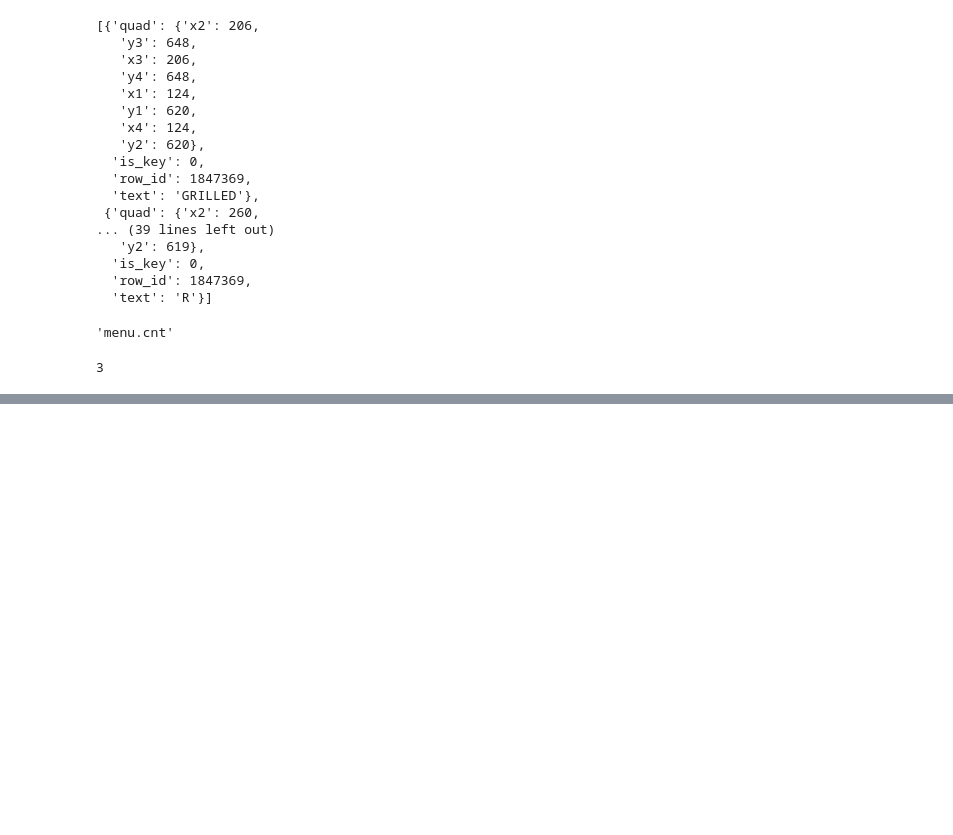
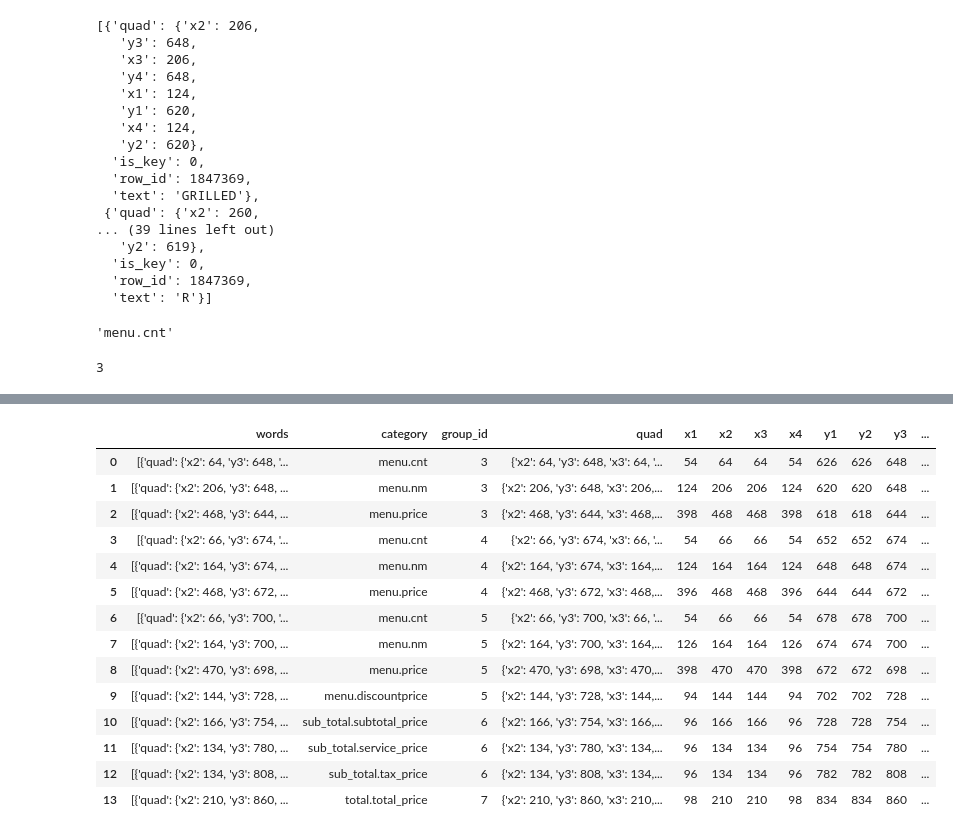
Before and after one commit to mercedes-wu/nlp_projects, a Jupyter notebook: notebooks/ocr_nlp_analysis.ipynb, the cells around one changed output, grey strips where cells are left out. Cells and saved outputs as stored; diff of their text form; code cells hidden in the pictures; blank space fills up the shorter version.

Commit message:
adding intial eda and data wrangling, currently working on creating training set

```diff
--- a/notebooks/ocr_nlp_analysis.ipynb
+++ b/notebooks/ocr_nlp_analysis.ipynb
@@ -101,0 +168,4 @@ ___
+# %%
+# after some initial testing, i cant find a super easy solution
+df = pd.DataFrame.from_dict(d['valid_line'], orient='columns')
+df
@@ -101,0 +188,36 @@ ___
+# %%
+# need to explode words column, going to use lambda function but there is most likely room for improvement
+# first breaking down the quad to coordinate values
+df['quad'] = df['words'].map(lambda x: x[0]['quad'])
+df['x1'] = df['quad'].map(lambda x: x['x1'])
+df['x2'] = df['quad'].map(lambda x: x['x2'])
+df['x3'] = df['quad'].map(lambda x: x['x3'])
+df['x4'] = df['quad'].map(lambda x: x['x4'])
+df['y1'] = df['quad'].map(lambda x: x['y1'])
+df['y2'] = df['quad'].map(lambda x: x['y2'])
+df['y3'] = df['quad'].map(lambda x: x['y3'])
+df['y4'] = df['quad'].map(lambda x: x['y4'])
+# %%
+# splitting out text to a column
+df['text'] = df['words'].map(lambda x: x[0]['text'])
+# splitting out iskey&rowid to get a better idea, might need to not use it as a feature to be fair though
+df['row_id'] = df['words'].map(lambda x: x[0]['row_id'])
+df['is_key'] = df['words'].map(lambda x: x[0]['is_key'])
+# %%
+df
+# %% [output]
+|  | words | category | group_id | quad | x1 | x2 | x3 | x4 | y1 | y2 | y3 | ... |
+| 0 | [{'quad': {'x2': 64, 'y3': 648, '... | menu.cnt | 3 | {'x2': 64, 'y3': 648, 'x3': 64, '... | 54 | 64 | 64 | 54 | 626 | 626 | 648 | ... |
+| 1 | [{'quad': {'x2': 206, 'y3': 648, ... | menu.nm | 3 | {'x2': 206, 'y3': 648, 'x3': 206,... | 124 | 206 | 206 | 124 | 620 | 620 | 648 | ... |
+| 2 | [{'quad': {'x2': 468, 'y3': 644, ... | menu.price | 3 | {'x2': 468, 'y3': 644, 'x3': 468,... | 398 | 468 | 468 | 398 | 618 | 618 | 644 | ... |
+| 3 | [{'quad': {'x2': 66, 'y3': 674, '... | menu.cnt | 4 | {'x2': 66, 'y3': 674, 'x3': 66, '... | 54 | 66 | 66 | 54 | 652 | 652 | 674 | ... |
+| 4 | [{'quad': {'x2': 164, 'y3': 674, ... | menu.nm | 4 | {'x2': 164, 'y3': 674, 'x3': 164,... | 124 | 164 | 164 | 124 | 648 | 648 | 674 | ... |
+| 5 | [{'quad': {'x2': 468, 'y3': 672, ... | menu.price | 4 | {'x2': 468, 'y3': 672, 'x3': 468,... | 396 | 468 | 468 | 396 | 644 | 644 | 672 | ... |
+| 6 | [{'quad': {'x2': 66, 'y3': 700, '... | menu.cnt | 5 | {'x2': 66, 'y3': 700, 'x3': 66, '... | 54 | 66 | 66 | 54 | 678 | 678 | 700 | ... |
+| 7 | [{'quad': {'x2': 164, 'y3': 700, ... | menu.nm | 5 | {'x2': 164, 'y3': 700, 'x3': 164,... | 126 | 164 | 164 | 126 | 674 | 674 | 700 | ... |
+| 8 | [{'quad': {'x2': 470, 'y3': 698, ... | menu.price | 5 | {'x2': 470, 'y3': 698, 'x3': 470,... | 398 | 470 | 470 | 398 | 672 | 672 | 698 | ... |
+| 9 | [{'quad': {'x2': 144, 'y3': 728, ... | menu.discountprice | 5 | {'x2': 144, 'y3': 728, 'x3': 144,... | 94 | 144 | 144 | 94 | 702 | 702 | 728 | ... |
+| 10 | [{'quad': {'x2': 166, 'y3': 754, ... | sub_total.subtotal_price | 6 | {'x2': 166, 'y3': 754, 'x3': 166,... | 96 | 166 | 166 | 96 | 728 | 728 | 754 | ... |
+| 11 | [{'quad': {'x2': 134, 'y3': 780, ... | sub_total.service_price | 6 | {'x2': 134, 'y3': 780, 'x3': 134,... | 96 | 134 | 134 | 96 | 754 | 754 | 780 | ... |
+| 12 | [{'quad': {'x2': 134, 'y3': 808, ... | sub_total.tax_price | 6 | {'x2': 134, 'y3': 808, 'x3': 134,... | 96 | 134 | 134 | 96 | 782 | 782 | 808 | ... |
+| 13 | [{'quad': {'x2': 210, 'y3': 860, ... | total.total_price | 7 | {'x2': 210, 'y3': 860, 'x3': 210,... | 98 | 210 | 210 | 98 | 834 | 834 | 860 | ... |
```
Also changed, not shown: parts of 14 cells of this notebook.
